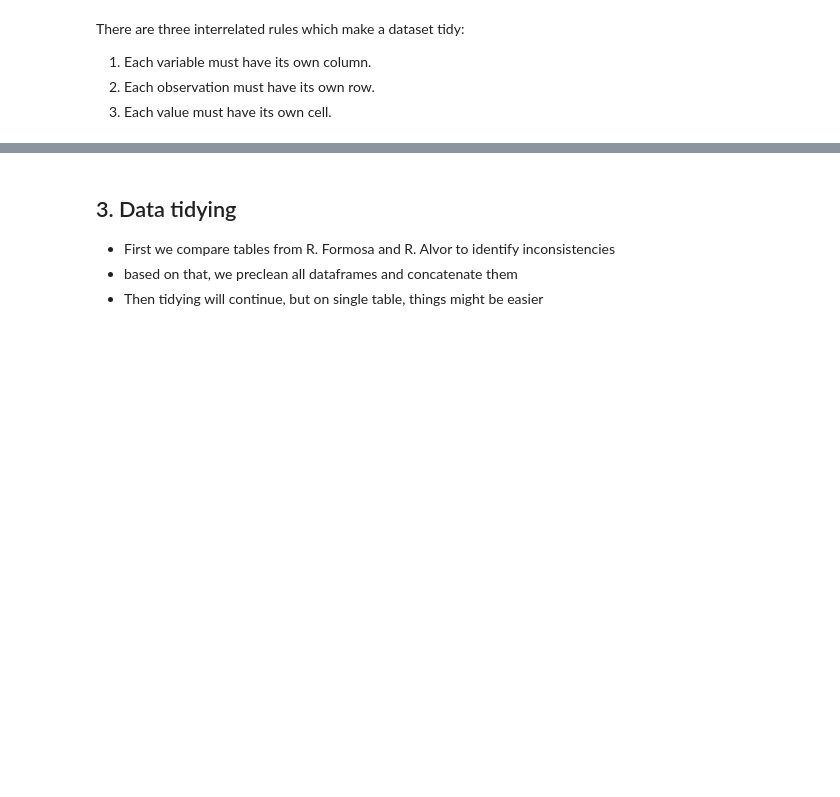
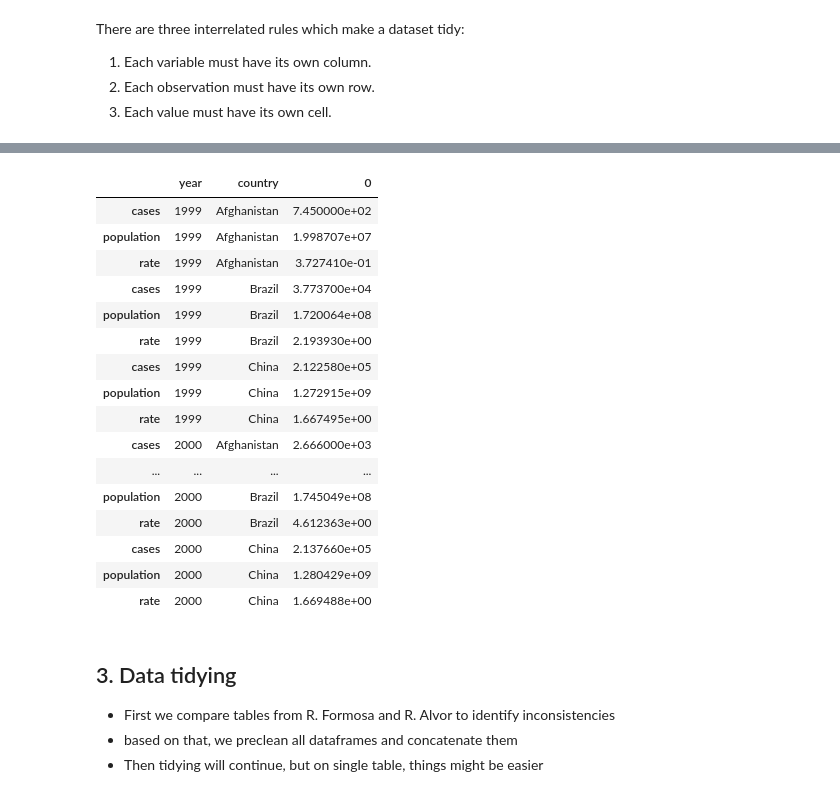
Before and after one commit to Py-ualg/2025-tidy-python, a Jupyter notebook: tutorials/nb2_tidy_data.ipynb, the cells around one changed output, grey strips where cells are left out. Drawn from its saved outputs; the diff is of its cells as text; code cells hidden in the pictures; blank space fills up the shorter version.

```diff
--- a/tutorials/nb2_tidy_data.ipynb
+++ b/tutorials/nb2_tidy_data.ipynb
@@ -170,3 +334,23 @@ There are three interrelated rules which make a dataset tidy:
+# %%
+df.reset_index(level=0).reset_index(level=0)
+# %% [output]
+|  | year | country | 0 |
+| cases | 1999 | Afghanistan | 7.450000e+02 |
+| population | 1999 | Afghanistan | 1.998707e+07 |
+| rate | 1999 | Afghanistan | 3.727410e-01 |
+| cases | 1999 | Brazil | 3.773700e+04 |
+| population | 1999 | Brazil | 1.720064e+08 |
+| rate | 1999 | Brazil | 2.193930e+00 |
+| cases | 1999 | China | 2.122580e+05 |
+| population | 1999 | China | 1.272915e+09 |
+| rate | 1999 | China | 1.667495e+00 |
+| cases | 2000 | Afghanistan | 2.666000e+03 |
+| ... | ... | ... | ... |
+| population | 2000 | Brazil | 1.745049e+08 |
+| rate | 2000 | Brazil | 4.612363e+00 |
+| cases | 2000 | China | 2.137660e+05 |
+| population | 2000 | China | 1.280429e+09 |
+| rate | 2000 | China | 1.669488e+00 |
 # %% [markdown]
 ## 3. Data tidying
 - First we compare tables from R. Formosa and R. Alvor to identify inconsistencies
```
Also changed, not shown: parts of 22 cells of this notebook.
